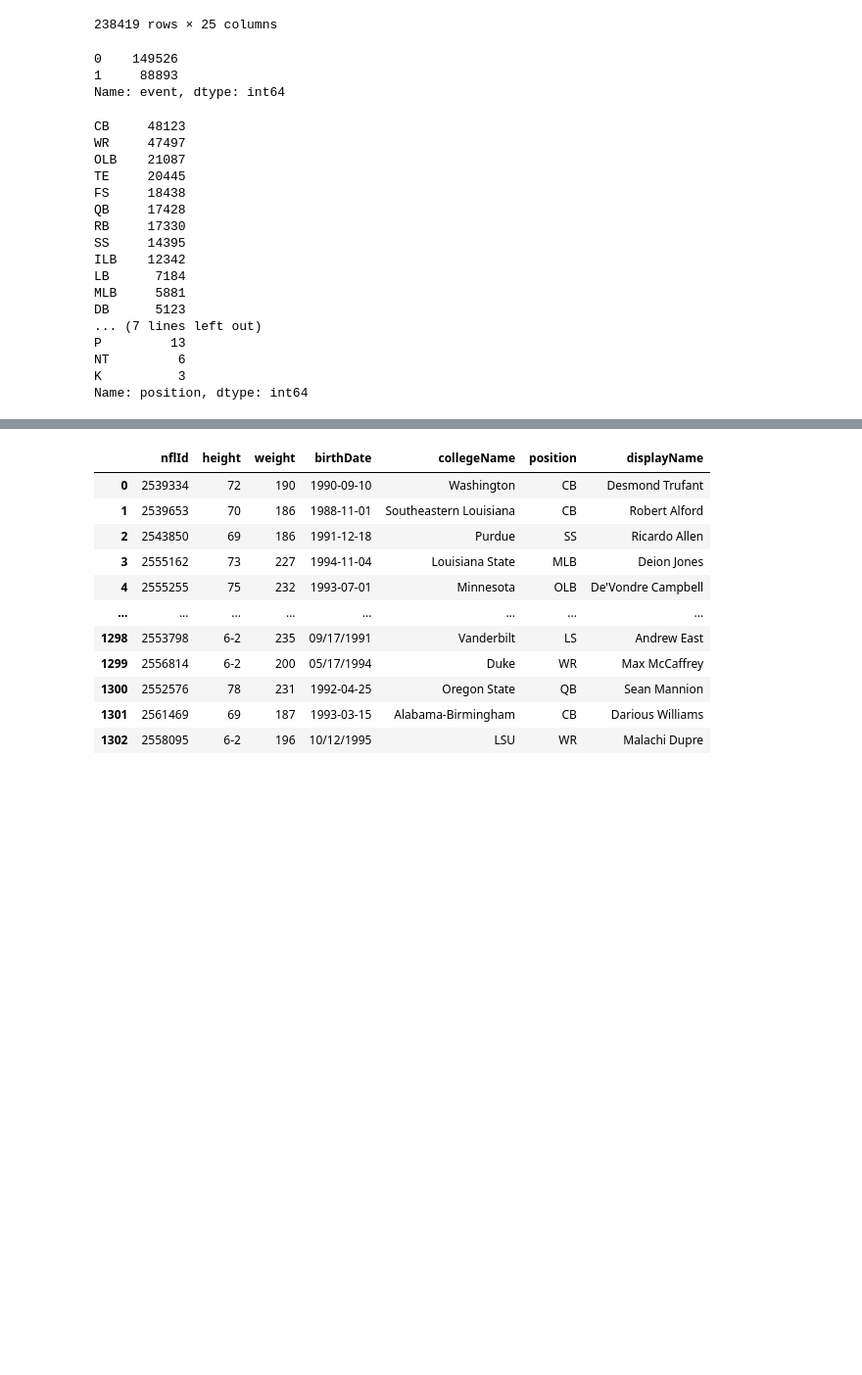
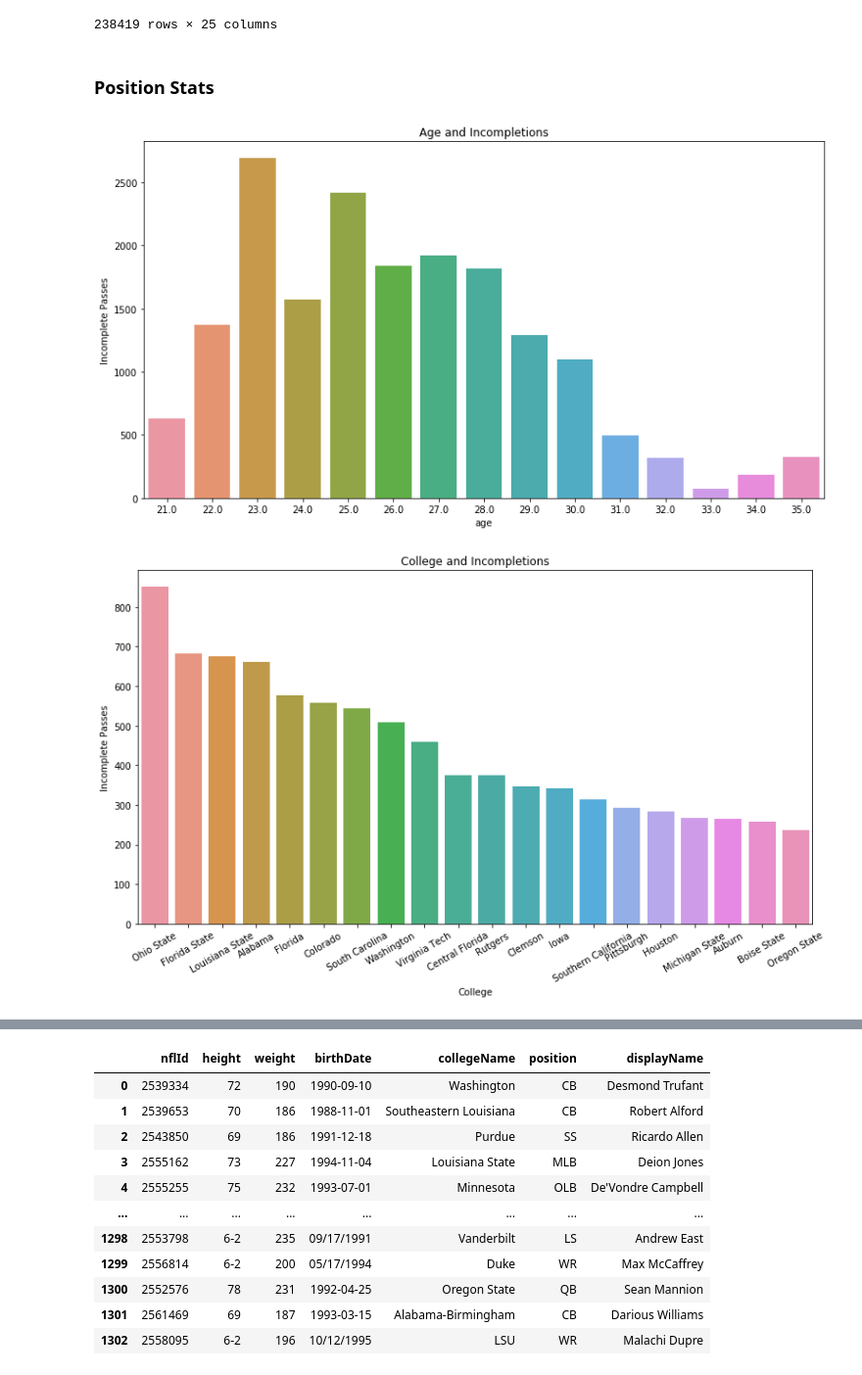
Before and after one commit to Fourth-and-Four/NFL-Big-Data-Bowl-2021, a Jupyter notebook: weeks_scratch.ipynb, the cells around one changed output, grey strips where cells are left out. Shown at 98% size. Saved outputs shown, nothing was run; the diff lists cells and outputs as text; code cells hidden in the pictures; blank space fills up the shorter version.

Commit message:
position takeaways

```diff
--- a/weeks_scratch.ipynb
+++ b/weeks_scratch.ipynb
@@ -526,29 +526,53 @@ df
 | 17097212 | 2018-12-31T00:30:17.000Z | 72.34 | 7.60 | 5.41 | 2.16 | 0.53 | 248.18 | 227.11 | 0 | 2561469.0 | Darious Williams | ... |
 | 17097289 | 2018-12-31T00:30:58.700Z | 80.11 | 10.95 | 3.38 | 2.20 | 0.33 | 345.74 | 28.87 | 0 | 2561469.0 | Darious Williams | ... |
 238419 rows × 25 columns
-# %%
-df.event.value_counts()
-# %% [output]
-0    149526
-1     88893
-Name: event, dtype: int64
-# %%
-df.position.value_counts()
-# %% [output]
-CB     48123
-WR     47497
-OLB    21087
-TE     20445
-FS     18438
-QB     17428
-RB     17330
-SS     14395
-ILB    12342
-LB      7184
-MLB     5881
-DB      5123
-... (7 lines left out)
-P         13
-NT         6
-K          3
-Name: position, dtype: int64
+# %% [markdown]
+### Position Stats
+# %%
+cbdf = df[df['position'] == 'CB']
+olbdf = df[df['position'] == 'OLB']
+ssdf = df[df['position'] == 'SS']
+fsdf = df[df['position'] == 'FS']
+ilbdf = df[df['position'] == 'ILB']
+
+def get_viz(df):
+    agedf = df.groupby('age')['event'].sum().reset_index()
+    sns.barplot(data=agedf, x='age', y= 'event')
+    plt.title('Age and Incompletions')
+    plt.xlabel('age')
+    plt.ylabel('Incomplete Passes')
+    plt.show()
+
+    ### College
+    collegedf = df.groupby('collegeName')['event'].sum().reset_index()
+    college20 = collegedf.sort_values(by='event', ascending=False).head(20)
+    sns.barplot(data=college20, x='collegeName', y= 'event')
+    plt.title('College and Incompletions')
+    plt.xlabel('College')
+    plt.ylabel('Incomplete Passes')
+    plt.xticks(rotation=30)
+    plt.show()
+
+    ### Height
+    heightdf = df.groupby('height')['event'].sum().reset_index()
+    sns.barplot(data=heightdf, x='height', y= 'event')
+    plt.title('height and Incompletions')
+    plt.xlabel('height')
+    plt.ylabel('Incomplete Passes')
+    plt.xticks(rotation=30)
+    plt.show()
+
+    ### Weight
+    weightdf = df.groupby('weight')['event'].sum().reset_index()
+    weight20 = weightdf.sort_values(by='event', ascending=False)
+    sns.barplot(data=weight20, x='weight', y= 'event')
+    plt.title('Weight and Incompletions')
+    plt.xlabel('Weight')
+    plt.ylabel('Incomplete Passes')
+    plt.xticks(rotation=30)
+    plt.show()
+# %%
+get_viz(cbdf)
+# %% [output]
+[figure, added]
+[figure, added]
```
Also changed, not shown: parts of 10 cells of this notebook.
